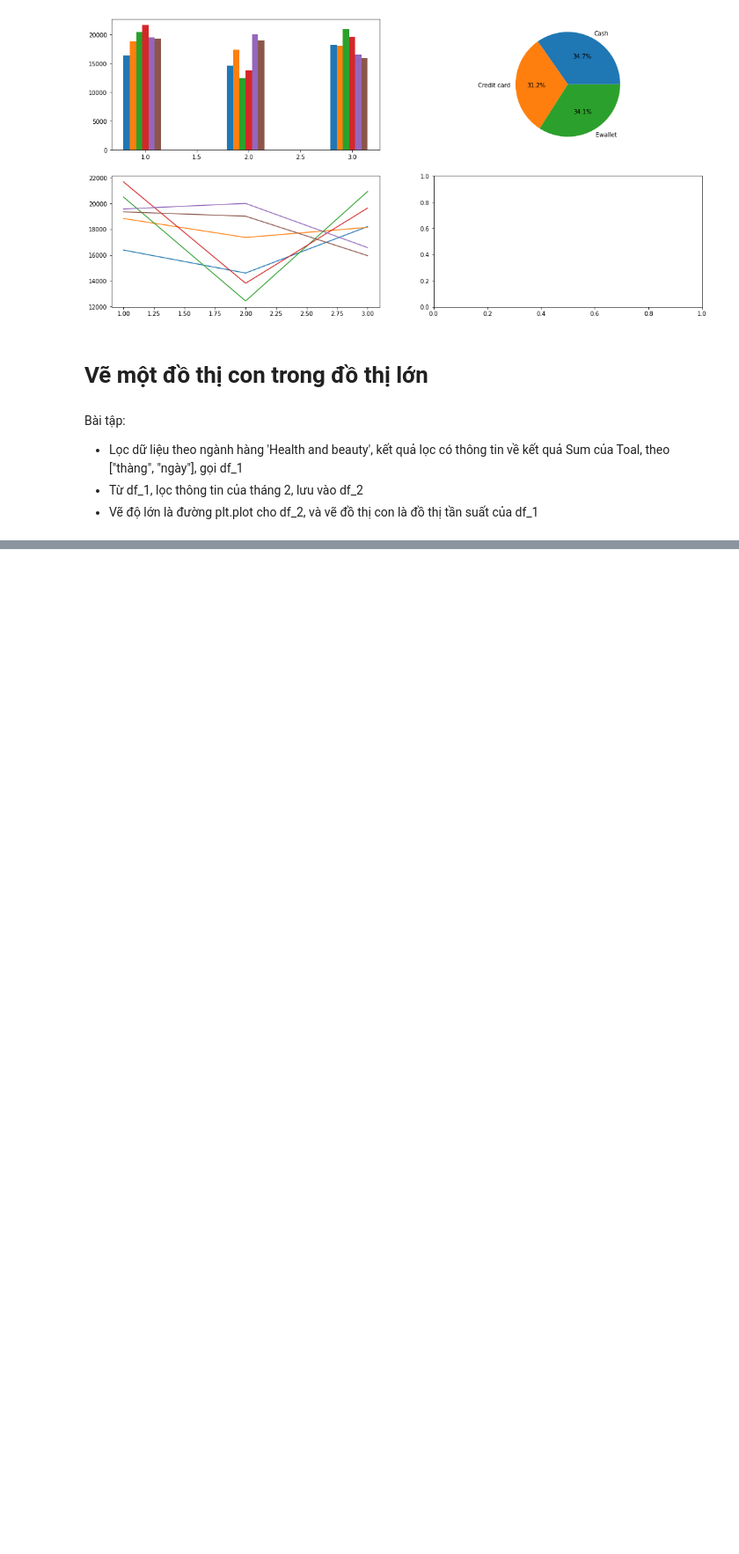
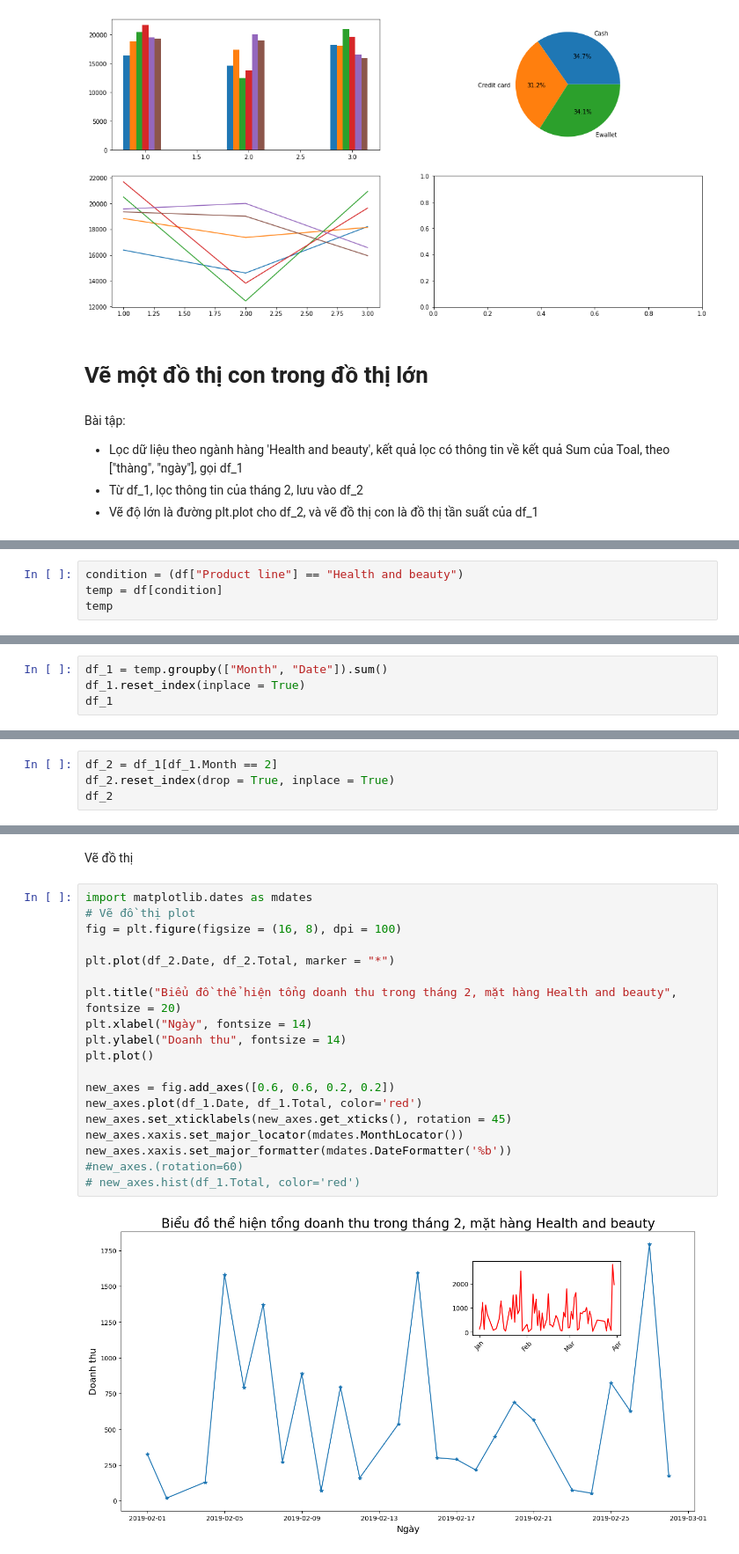
Before and after one commit to hainmit09/DataAnalysis, a Jupyter notebook: Bài_5_Data_Visualize_ti.ipynb, the cells around one changed output, grey strips where cells are left out. Shown at 88% size. Saved outputs shown, nothing was run; the diff lists cells and outputs as text; blank space fills up the shorter version.

```diff
--- a/Bài_5_Data_Visualize_ti.ipynb
+++ b/Bài_5_Data_Visualize_ti.ipynb
@@ -318,0 +327,4 @@ Bài tập:
+# %%
+condition = (df["Product line"] == "Health and beauty")
+temp = df[condition]
+temp
@@ -318,0 +347,4 @@ Bài tập:
+# %%
+df_1 = temp.groupby(["Month", "Date"]).sum()
+df_1.reset_index(inplace = True)
+df_1
@@ -318,0 +388,4 @@ Bài tập:
+# %%
+df_2 = df_1[df_1.Month == 2]
+df_2.reset_index(drop = True, inplace = True)
+df_2
@@ -318,0 +431,23 @@ Bài tập:
+# %% [markdown]
+Vẽ đồ thị
+# %%
+import matplotlib.dates as mdates
+# Vẽ đồ thị plot
+fig = plt.figure(figsize = (16, 8), dpi = 100)
+
+plt.plot(df_2.Date, df_2.Total, marker = "*")
+
+plt.title("Biểu đồ thể hiện tổng doanh thu trong tháng 2, mặt hàng Health and beauty", fontsize = 20)
+plt.xlabel("Ngày", fontsize = 14)
+plt.ylabel("Doanh thu", fontsize = 14)
+plt.plot()
+
+new_axes = fig.add_axes([0.6, 0.6, 0.2, 0.2])
+new_axes.plot(df_1.Date, df_1.Total, color='red')
+new_axes.set_xticklabels(new_axes.get_xticks(), rotation = 45)
+new_axes.xaxis.set_major_locator(mdates.MonthLocator())
+new_axes.xaxis.set_major_formatter(mdates.DateFormatter('%b'))
+#new_axes.(rotation=60)
+# new_axes.hist(df_1.Total, color='red')
+# %% [output]
+[figure, added]
```
Also changed, not shown: parts of 10 cells of this notebook.
